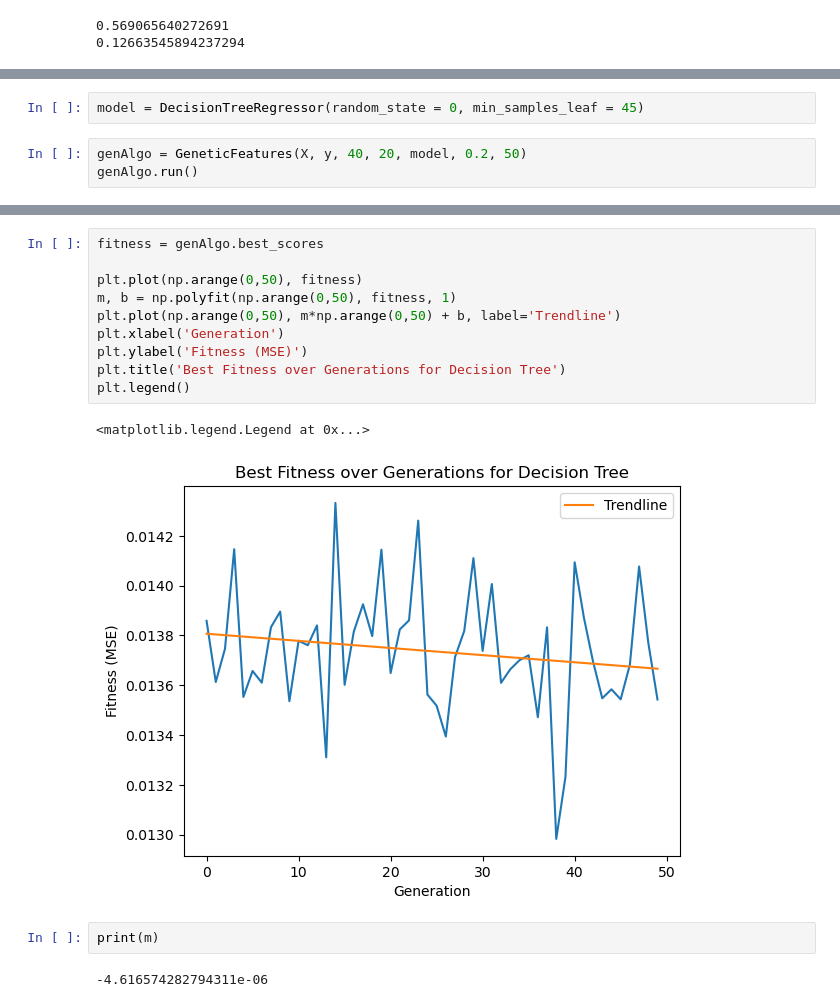
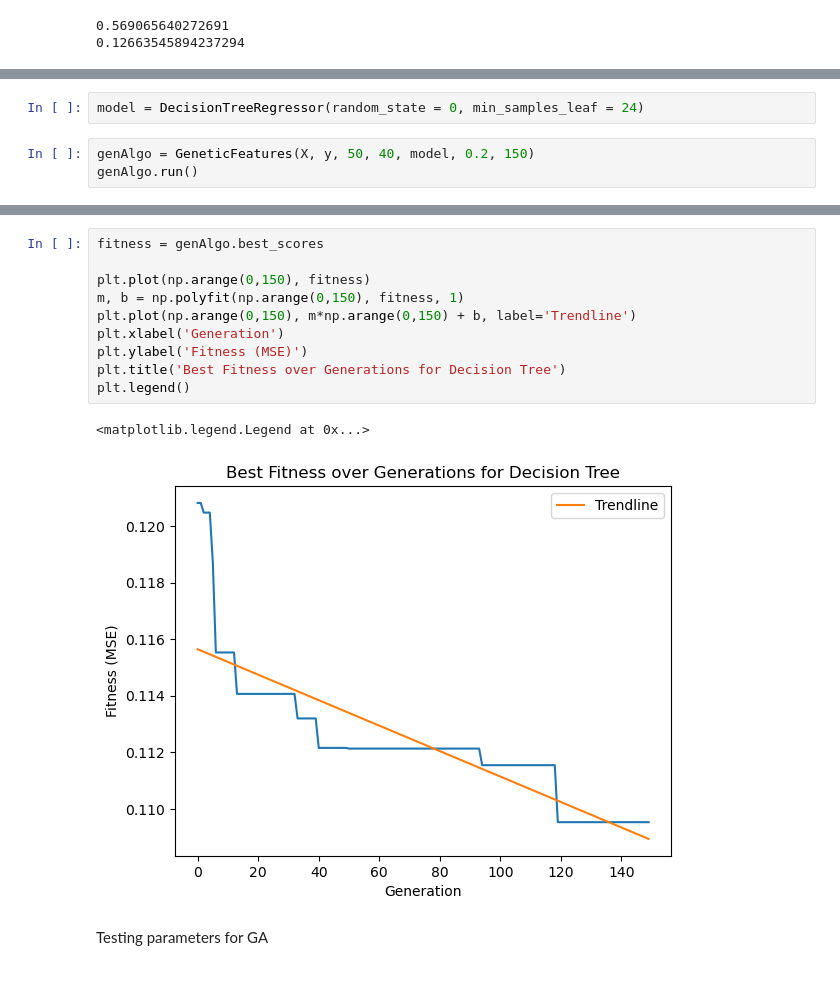
Before and after one commit to scolino/cs5100_project, a Jupyter notebook: src_code/2_model_building.ipynb, the cells around one changed output, grey strips where cells are left out. Saved outputs shown, nothing was run; the diff lists cells and outputs as text; blank space fills up the shorter version.

```diff
--- a/src_code/2_model_building.ipynb
+++ b/src_code/2_model_building.ipynb
@@ -94,7 +119,7 @@ Running Genetic Algorithm
 # %%
-model = DecisionTreeRegressor(random_state = 0, min_samples_leaf = 45)
+model = DecisionTreeRegressor(random_state = 0, min_samples_leaf = 24)
 # %%
-genAlgo = GeneticFeatures(X, y, 40, 20, model, 0.2, 50)
+genAlgo = GeneticFeatures(X, y, 50, 40, model, 0.2, 150)
 genAlgo.run()
 # %% [output]
 Starting Genetic Feature Selection
@@ -117,17 +127,15 @@ Genetic Feature Selection Complete
 # %%
 fitness = genAlgo.best_scores
 
-plt.plot(np.arange(0,50), fitness)
-m, b = np.polyfit(np.arange(0,50), fitness, 1)
-plt.plot(np.arange(0,50), m*np.arange(0,50) + b, label='Trendline')
+plt.plot(np.arange(0,150), fitness)
+m, b = np.polyfit(np.arange(0,150), fitness, 1)
+plt.plot(np.arange(0,150), m*np.arange(0,150) + b, label='Trendline')
 plt.xlabel('Generation')
 plt.ylabel('Fitness (MSE)')
 plt.title('Best Fitness over Generations for Decision Tree')
 plt.legend()
 # %% [output]
 <matplotlib.legend.Legend at 0x...>
-[figure, old version]
+[figure, new version]
-# %%
-print(m)
-# %% [output]
--4.616574282794311e-06
+# %% [markdown]
+Testing parameters for GA
```
Also changed, not shown: parts of 25 cells of this notebook, 1 other file.
